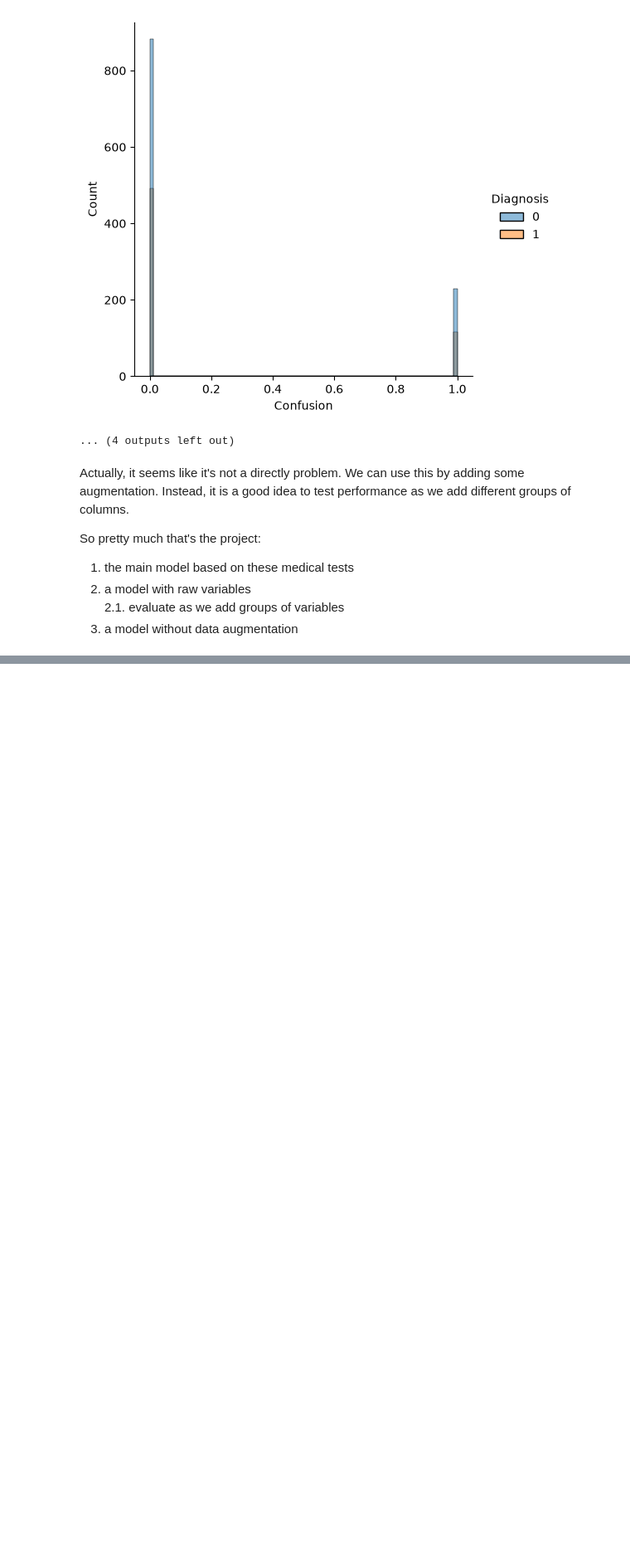
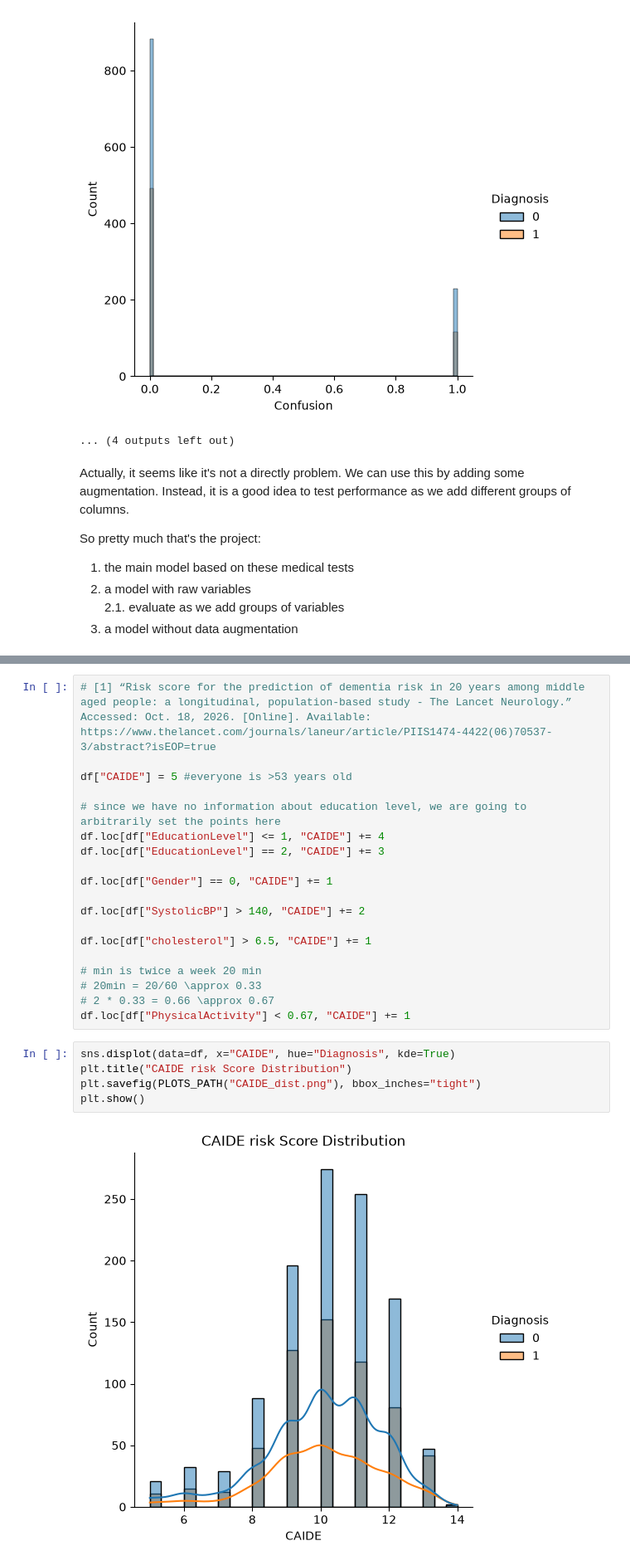
Before and after one commit to Dpbm/mestrado-aulas, a Jupyter notebook: mineracao-de-dados/trabalho/projeto/analysis3.ipynb, the cells around one changed output, grey strips where cells are left out. Shown at 83% size. Saved outputs shown, nothing was run; the diff lists cells and outputs as text; blank space fills up the shorter version.

```diff
--- a/mineracao-de-dados/trabalho/projeto/analysis3.ipynb
+++ b/mineracao-de-dados/trabalho/projeto/analysis3.ipynb
@@ -259,0 +275,26 @@ So pretty much that's the project:
+# %%
+# [1] “Risk score for the prediction of dementia risk in 20 years among middle aged people: a longitudinal, population-based study - The Lancet Neurology.” Accessed: Oct. 18, 2026. [Online]. Available: https://www.thelancet.com/journals/laneur/article/PIIS1474-4422(06)70537-3/abstract?isEOP=true
+
+df["CAIDE"] = 5 #everyone is >53 years old
+
+# since we have no information about education level, we are going to arbitrarily set the points here
+df.loc[df["EducationLevel"] <= 1, "CAIDE"] += 4
+df.loc[df["EducationLevel"] == 2, "CAIDE"] += 3
+
+df.loc[df["Gender"] == 0, "CAIDE"] += 1
+
+df.loc[df["SystolicBP"] > 140, "CAIDE"] += 2
+
+df.loc[df["cholesterol"] > 6.5, "CAIDE"] += 1
+
+# min is twice a week 20 min
+# 20min = 20/60 \approx 0.33
+# 2 * 0.33 = 0.66 \approx 0.67
+df.loc[df["PhysicalActivity"] < 0.67, "CAIDE"] += 1
+# %%
+sns.displot(data=df, x="CAIDE", hue="Diagnosis", kde=True)
+plt.title("CAIDE risk Score Distribution")
+plt.savefig(PLOTS_PATH("CAIDE_dist.png"), bbox_inches="tight")
+plt.show()
+# %% [output]
+[figure, added]
```
Also changed, not shown: parts of 9 cells of this notebook, 7 other files.
